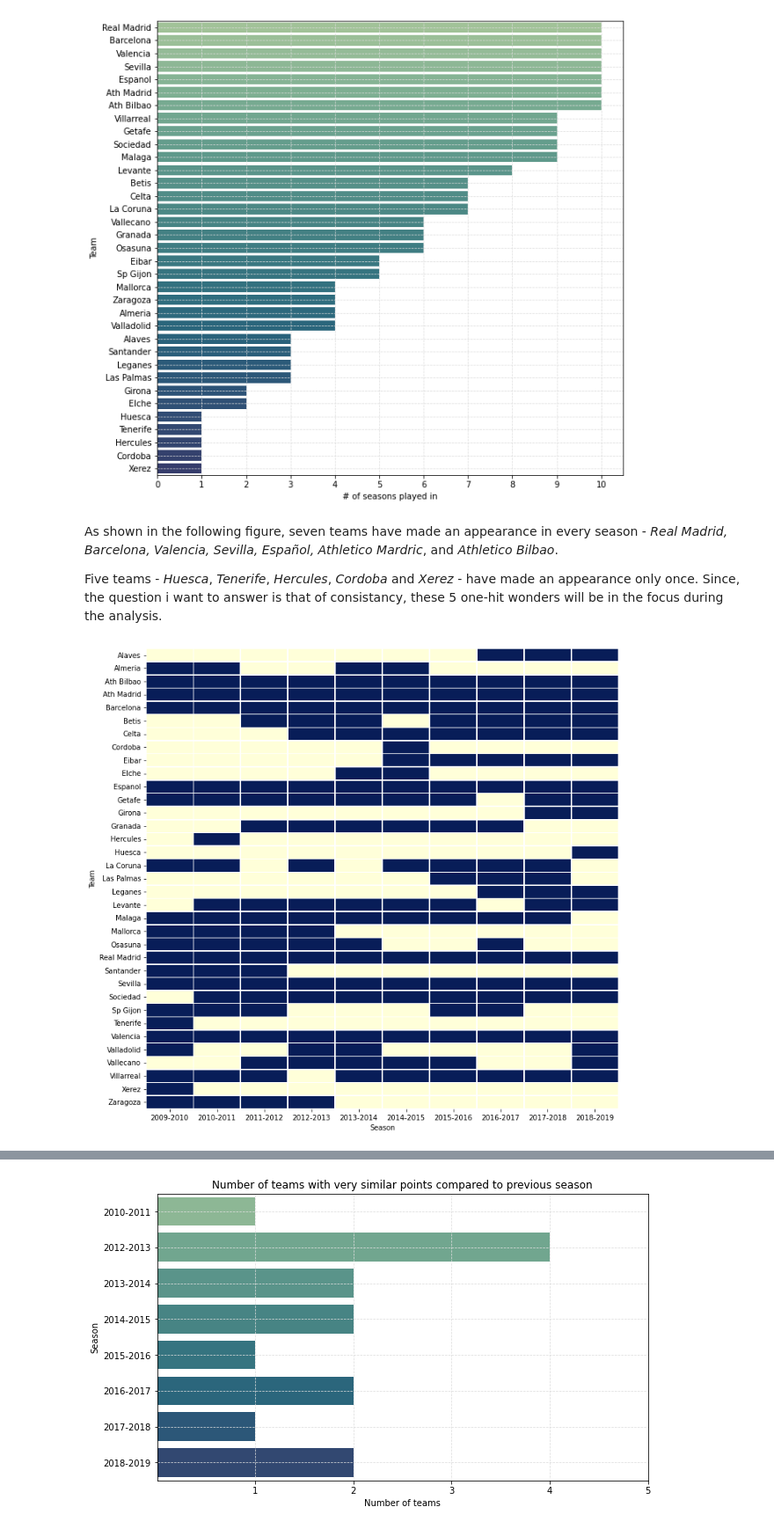
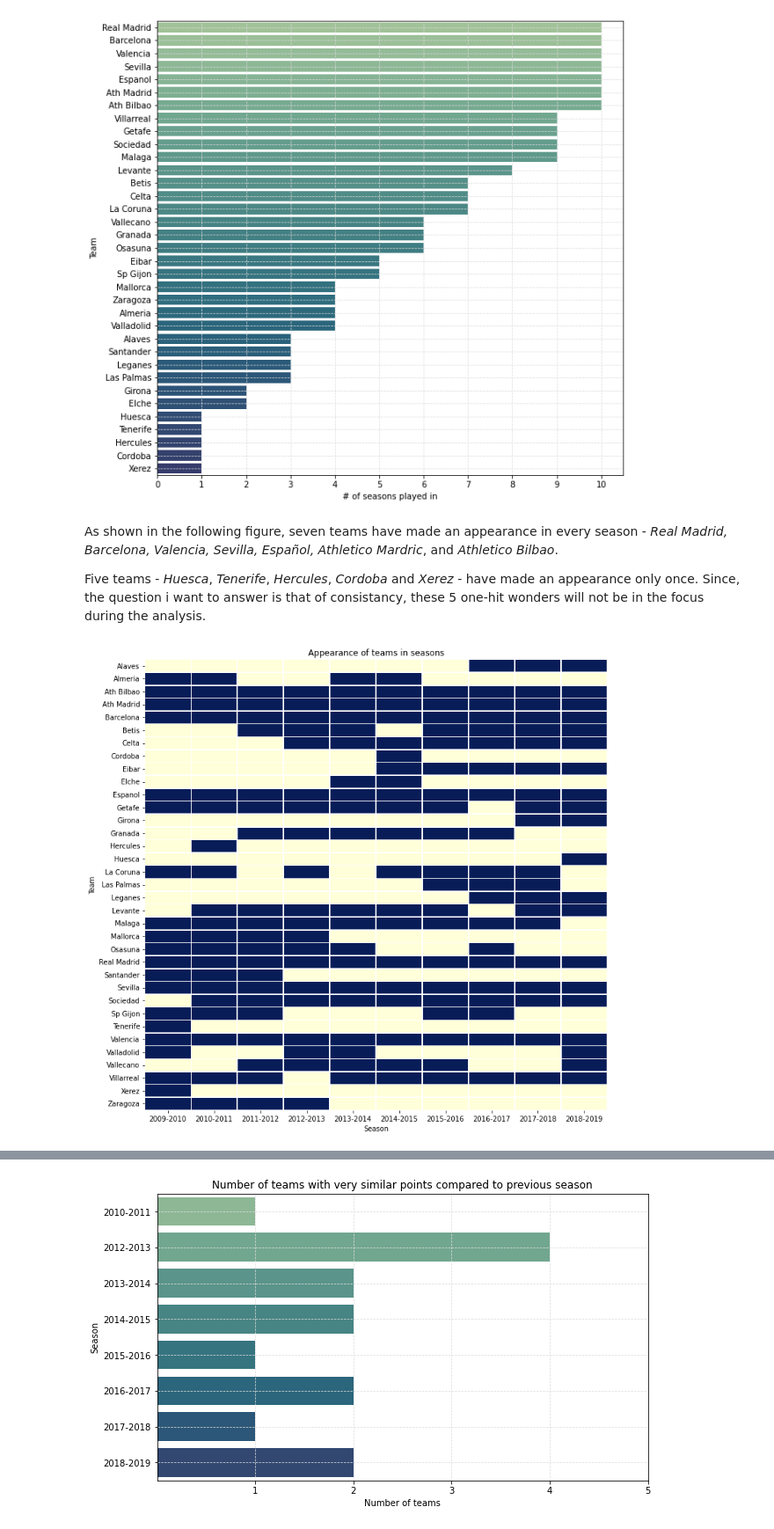
Before and after one commit to yes-G/FussballPrognose, a Jupyter notebook: LeagueAnalysis.ipynb, the cells around one changed output, grey strips where cells are left out. Shown at 88% size. Cells and saved outputs as stored; diff of their text form; code cells hidden in the pictures.

```diff
--- a/LeagueAnalysis.ipynb
+++ b/LeagueAnalysis.ipynb
@@ -101,10 +105,11 @@ plt.xticks(ticks=x);
 # %% [markdown]
 As shown in the following figure, seven teams have made an appearance in every season - *Real Madrid, Barcelona, Valencia, Sevilla, Español, Athletico Mardric*, and *Athletico Bilbao*.
 
-Five teams - *Huesca*, *Tenerife*, *Hercules*, *Cordoba* and *Xerez* - have made an appearance only once. Since, the question i want to answer is that of consistancy, these 5 one-hit wonders will be in the focus during the analysis.
+Five teams - *Huesca*, *Tenerife*, *Hercules*, *Cordoba* and *Xerez* - have made an appearance only once. Since, the question i want to answer is that of consistancy, these 5 one-hit wonders will not be in the focus during the analysis.
 # %%
 plt.figure(figsize=(12, 12))
 sns.heatmap(pd.crosstab(df.HomeTeam, df.Season), linewidths=.5, cmap="YlGnBu", cbar=False);
 plt.ylabel('Team');
+plt.title('Appearance of teams in seasons');
 # %% [output]
-[figure, old version]
+[figure, new version]
```
Also changed, not shown: parts of 10 cells of this notebook.
